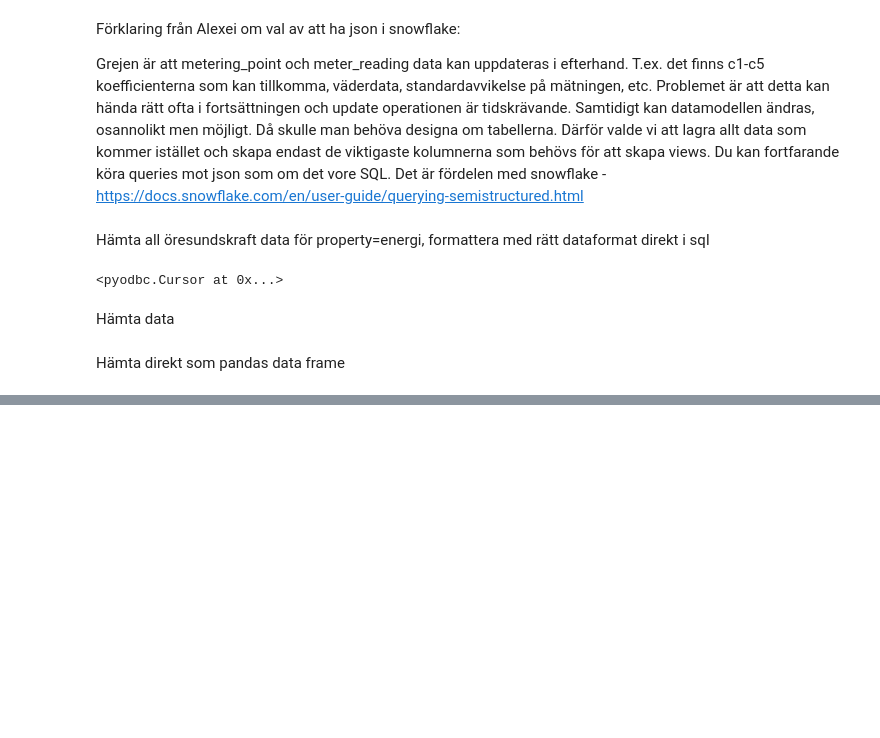
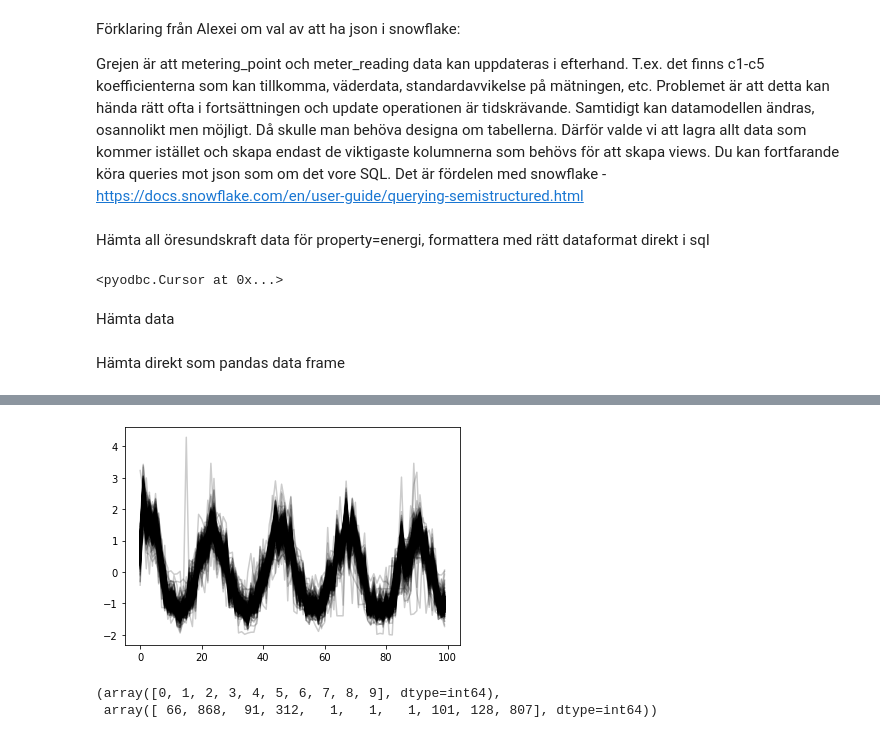
Before and after one commit to IdaLundholmBenzi/Analysutmaning_prognos, a Jupyter notebook: Oresundskraft.ipynb, the cells around one changed output, grey strips where cells are left out. Saved outputs shown, nothing was run; the diff lists cells and outputs as text; code cells hidden in the pictures; blank space fills up the shorter version.

```diff
--- a/Oresundskraft.ipynb
+++ b/Oresundskraft.ipynb
@@ -41,0 +118,6 @@ df.head()
+# %%
+# Make time series shorter
+X_train = TimeSeriesResampler(sz=100).fit_transform(X_train)
+#X_train.shape
+#plt.plot(X_train[0])
+sz = X_train.shape[1]
@@ -41,0 +135,10 @@ df.head()
+# %%
+for xx in X_train[y_pred==1]:
+        plt.plot(xx.ravel(), "k-", alpha=.2)
+# %% [output]
+[figure, added]
+# %%
+np.unique(y_pred, return_counts=True)
+# %% [output]
+(array([0, 1, 2, 3, 4, 5, 6, 7, 8, 9], dtype=int64),
+ array([ 66, 868,  91, 312,   1,   1,   1, 101, 128, 807], dtype=int64))
```
Also changed, not shown: parts of 63 cells of this notebook.
